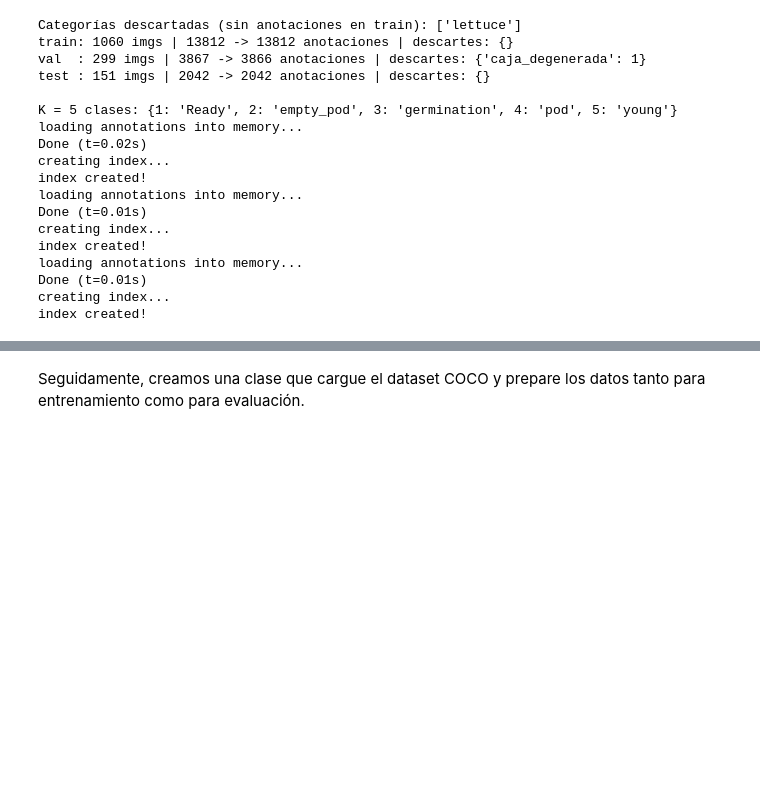
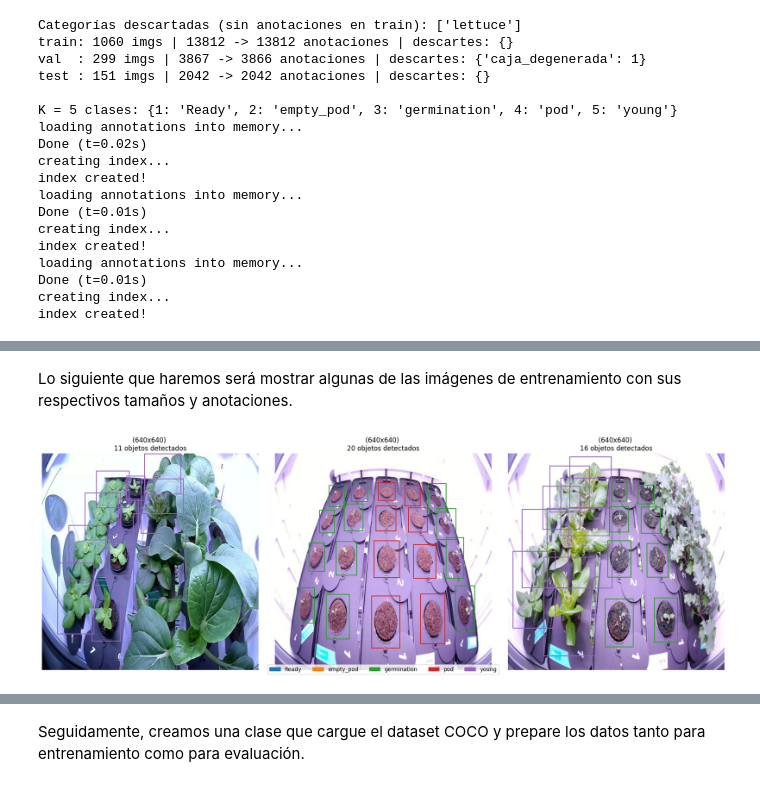
Before and after one commit to Lucas-ao35/vision_p6, a Jupyter notebook: GRUPO_N/Grupo_N_practica_deteccion.ipynb, the cells around one changed output, grey strips where cells are left out. Drawn from its saved outputs; the diff is of its cells as text; code cells hidden in the pictures; blank space fills up the shorter version.

```diff
--- a/GRUPO_N/Grupo_N_practica_deteccion.ipynb
+++ b/GRUPO_N/Grupo_N_practica_deteccion.ipynb
@@ -315,0 +439,27 @@ NameError: name 'coco_train' is not defined
+# %% [markdown]
+Lo siguiente que haremos será mostrar algunas de las imágenes de entrenamiento con sus respectivos tamaños y anotaciones.
+# %%
+# Creamos un array de colores para cada clase utilizando el colormap 'tab10' de Matplotlib
+CLASS_COLORS = plt.cm.tab10(np.arange(K))
+
+def draw_gt(coco, image_dir, image_ids, ncols=3):
+    nrows = math.ceil(len(image_ids) / ncols)
+    fig, axs = plt.subplots(nrows, ncols, figsize=(6 * ncols, 6 * nrows)); axs = np.atleast_1d(axs).ravel()
+    for ax in axs: ax.axis("off")
+    for ax, iid in zip(axs, image_ids):
+        info = coco.imgs[iid]
+        ax.imshow(Image.open(Path(image_dir) / info["file_name"]).convert("RGB"))
+        n_obj = 0
+        for a in coco.loadAnns(coco.getAnnIds(imgIds=iid)):
+            x, y, w, h = a["bbox"]
+            ax.add_patch(patches.Rectangle((x, y), w, h, fill=False, lw=1.5, ec=CLASS_COLORS[CID2IDX[a["category_id"]]]))
+            n_obj += 1
+        ax.set_title(f"({info['width']}x{info['height']}) \n{n_obj} objetos detectados")
+    handles = [patches.Patch(color=CLASS_COLORS[i], label=n) for i, n in enumerate(CLASS_NAMES)]
+    fig.legend(handles=handles, loc="lower center", ncol=K)
+    plt.tight_layout(); plt.show()
+
+rng = random.Random(SEED)
+draw_gt(COCO_GT["train"], CLEAN["train"]["images"], rng.sample(sorted(COCO_GT["train"].imgs), 3))
+# %% [output]
+[figure, added]
```
Also changed, not shown: parts of 13 cells of this notebook.
